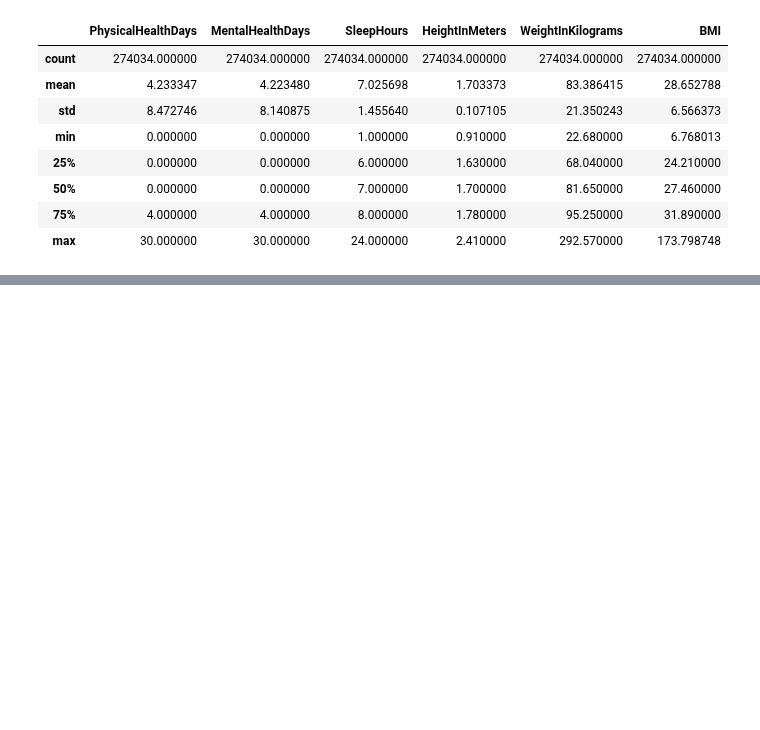
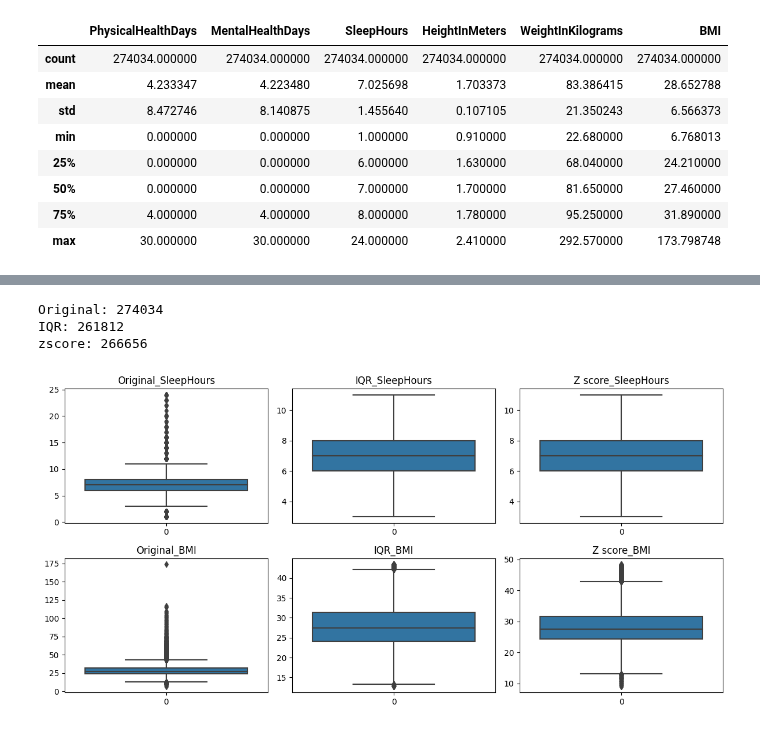
Before and after one commit to JaydenCJH/project_HD, a Jupyter notebook: KimYunSung_Logi_SVM.ipynb, the cells around one changed output, grey strips where cells are left out. Drawn from its saved outputs; the diff is of its cells as text; code cells hidden in the pictures; blank space fills up the shorter version.

```diff
--- a/KimYunSung_Logi_SVM.ipynb
+++ b/KimYunSung_Logi_SVM.ipynb
@@ -131,0 +95,6 @@ dtype: int64
+# %%
+Q1 = data[['PhysicalHealthDays', 'MentalHealthDays', 'SleepHours', 'HeightInMeters', 'WeightInKilograms', 'BMI']].quantile(q = 0.25)
+Q3 = data[['PhysicalHealthDays', 'MentalHealthDays', 'SleepHours', 'HeightInMeters', 'WeightInKilograms', 'BMI']].quantile(q = 0.75)
+print(Q1)
+print()
+print(Q3)
@@ -131,0 +117,3 @@ dtype: int64
+# %%
+IQR = Q3-Q1
+print(IQR)
@@ -131,0 +148,3 @@ dtype: int64
+# %%
+data_IQR = data[(data['SleepHours'] <= Q3['SleepHours']+IQR['SleepHours']*1.5)&(data['SleepHours'] >= Q1['SleepHours']-IQR['SleepHours']*1.5)]
+data_IQR = data_IQR[(data_IQR['BMI'] <= Q3['BMI']+IQR['BMI']*1.5)&(data_IQR['BMI'] >= Q1['BMI']-IQR['BMI']*1.5)]
@@ -131,0 +153,43 @@ dtype: int64
+# %%
+z = np.abs(stats.zscore(data.loc[:, ['SleepHours', 'BMI']]))
+threshold = 3
+data_z = data[(z<threshold).all(axis = 1)]
+# %%
+print('Original:', len(data))
+print('IQR:', len(data_IQR))
+print('zscore:', len(data_z))
+# %% [output]
+Original: 274034
+IQR: 261812
+zscore: 266656
+# %%
+plt.figure(figsize = (12, 6))
+
+plt.subplot(2, 3, 1)
+sns.boxplot(data = data['SleepHours'])
+plt.title('Original_SleepHours')
+
+plt.subplot(2, 3, 2)
+sns.boxplot(data = data_IQR['SleepHours'])
+plt.title('IQR_SleepHours')
+
+plt.subplot(2, 3, 3)
+sns.boxplot(data = data_z['SleepHours'])
+plt.title('Z score_SleepHours')
+
+plt.subplot(2, 3, 4)
+sns.boxplot(data = data['BMI'])
+plt.title('Original_BMI')
+
+plt.subplot(2, 3, 5)
+sns.boxplot(data = data_IQR['BMI'])
+plt.title('IQR_BMI')
+
+plt.subplot(2, 3, 6)
+sns.boxplot(data = data_z['BMI'])
+plt.title('Z score_BMI')
+
+plt.tight_layout()
+plt.show()
+# %% [output]
+[figure, added]
```
Also changed, not shown: parts of 47 cells of this notebook.
